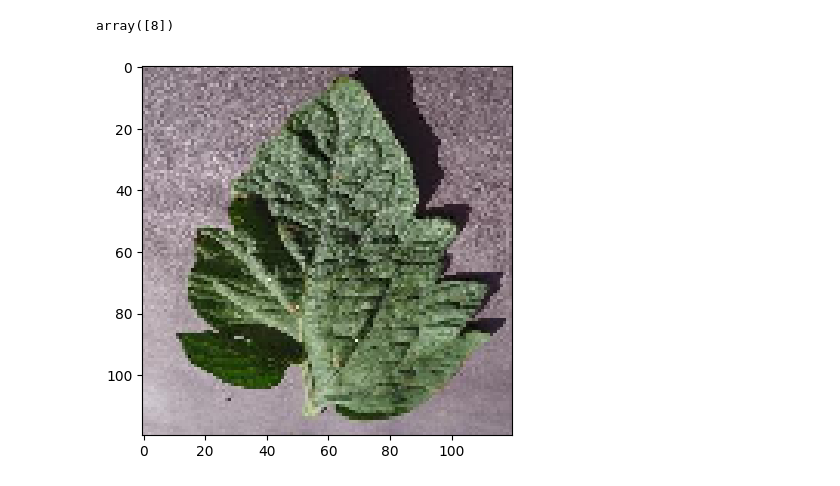
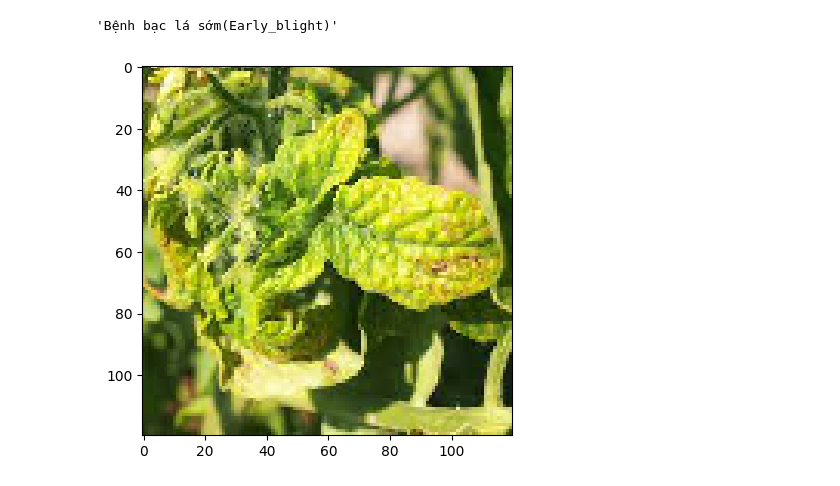
Before and after one commit to Steel3264/AI, a Jupyter notebook: CUOIKYAI.ipynb, the cells around one changed output. Saved outputs shown, nothing was run; the diff lists cells and outputs as text; code cells hidden in the pictures.

```diff
--- a/CUOIKYAI.ipynb
+++ b/CUOIKYAI.ipynb
@@ -45,7 +45,7 @@ for file in listdir(folder):
 photos = asarray(photos)
 labels = asarray(labels)
 
-x_train = photos.reshape(1000, 120,120,3)
+x_train = photos.reshape(1002, 120,120,3)
 x_train = photos.astype('float32')/255
 y_train = to_categorical(labels,100)
 
@@ -93,5 +93,6 @@ from keras.losses import categorical_crossentropy
 model.compile(loss=categorical_crossentropy,
               optimizer=Adam(),
               metrics=['accuracy'])
-train = model.fit(x_train,y_train,batch_size=64,epochs=20, verbose=1)
+train = model.fit(x_train,y_train,batch_size=64,epochs=50, verbose=1)
+# model.save('TOMATO.h5')
 # %% [output]
@@ -123,4 +116,8 @@ plt.show()
 # %%
+import pandas as pd
+url = '/content/yl.jfif'
+img = plt.imread(url)
+plt.imshow(img)
 from keras.utils import load_img, img_to_array
 import numpy as np
 img = load_img(url, target_size = (120,120))
@@ -129,5 +126,9 @@ img = img_to_array(img)
 img = img.reshape(1, 120,120,3)
 img = img.astype('float32')
 img = img/255
-np.argmax(model.predict(img), axis = -1)
+rs = np.argmax(model.predict(img), axis = -1)
+data = {1:'Bệnh đốm vi khuẩn(Bacterial_spot)', 2:'Bệnh bạc lá sớm(Early_blight)', 3:'Cây khỏe mạnh(healthy)', 4:'Bệnh sương mai(Late_blight)',
+        5:'Khuôn lá(Leaf_Mold)', 6:'Đốm lá Septoria(Septoria_leaf_spot)', 7:'Nhện Ve Nhện hai đốm(Spider_mites Two-spotted_spider_mite)', 8:'Đốm(Target_Spot)',
+        9:'Virus khảm cà chua(Tomato_mosaic_virus)', 10:'Virus xoăn vàng lá cà chua(Tomato_Yellow_Leaf_Curl_Virus)'}
+data[rs[0]]
 # %% [output]
@@ -135,2 +136,2 @@ np.argmax(model.predict(img), axis = -1)
-array([8])
+'Bệnh bạc lá sớm(Early_blight)'
-[figure, old version]
+[figure, new version]
```
Also changed, not shown: parts of 4 cells of this notebook.
